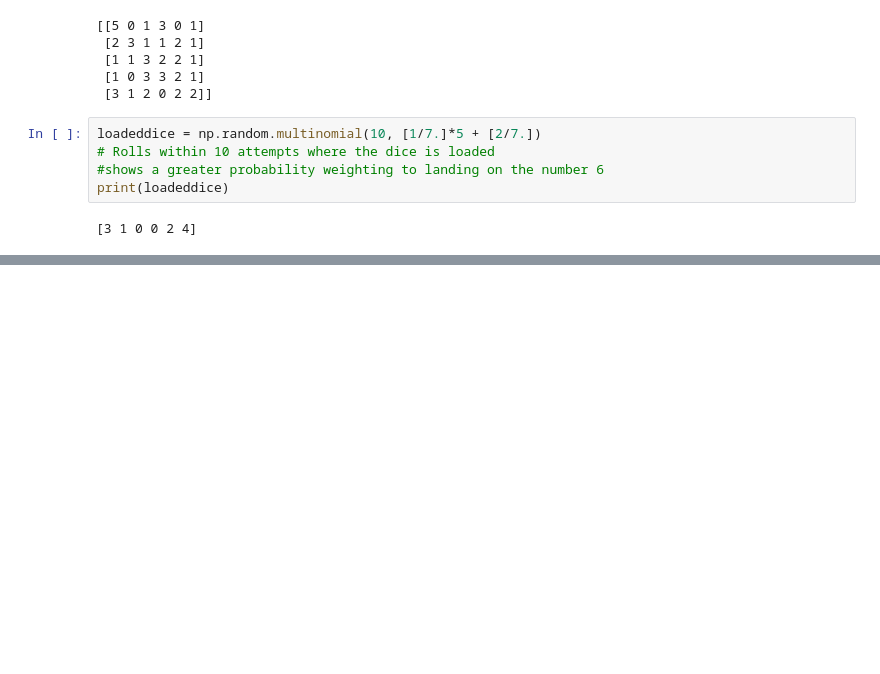
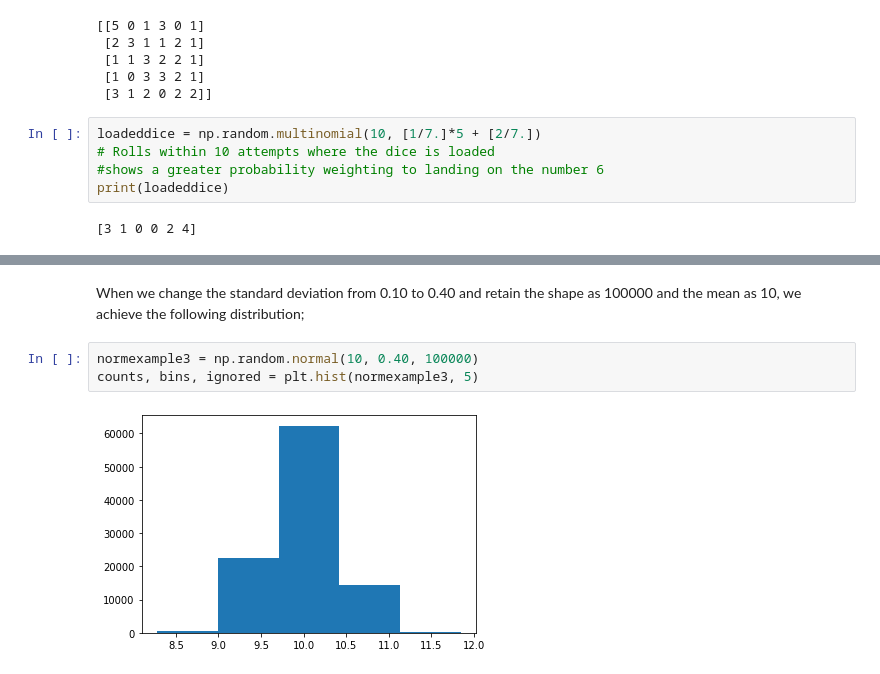
Before and after one commit to garycunningham89/progdataanalysis, a Jupyter notebook: Programming for Data Analysis Assignment.ipynb, the cells around one changed output, grey strips where cells are left out. Saved outputs shown, nothing was run; the diff lists cells and outputs as text; blank space fills up the shorter version.

```diff
--- a/Programming for Data Analysis Assignment.ipynb
+++ b/Programming for Data Analysis Assignment.ipynb
@@ -447,0 +496,7 @@ print(loadeddice)
+# %% [markdown]
+When we change the standard deviation from 0.10  to 0.40 and retain the shape as 100000 and the mean as 10, we achieve the following distribution;
+# %%
+normexample3 = np.random.normal(10, 0.40, 100000)
+counts, bins, ignored = plt.hist(normexample3, 5)
+# %% [output]
+[figure, added]
```
Also changed, not shown: parts of 35 cells of this notebook.
